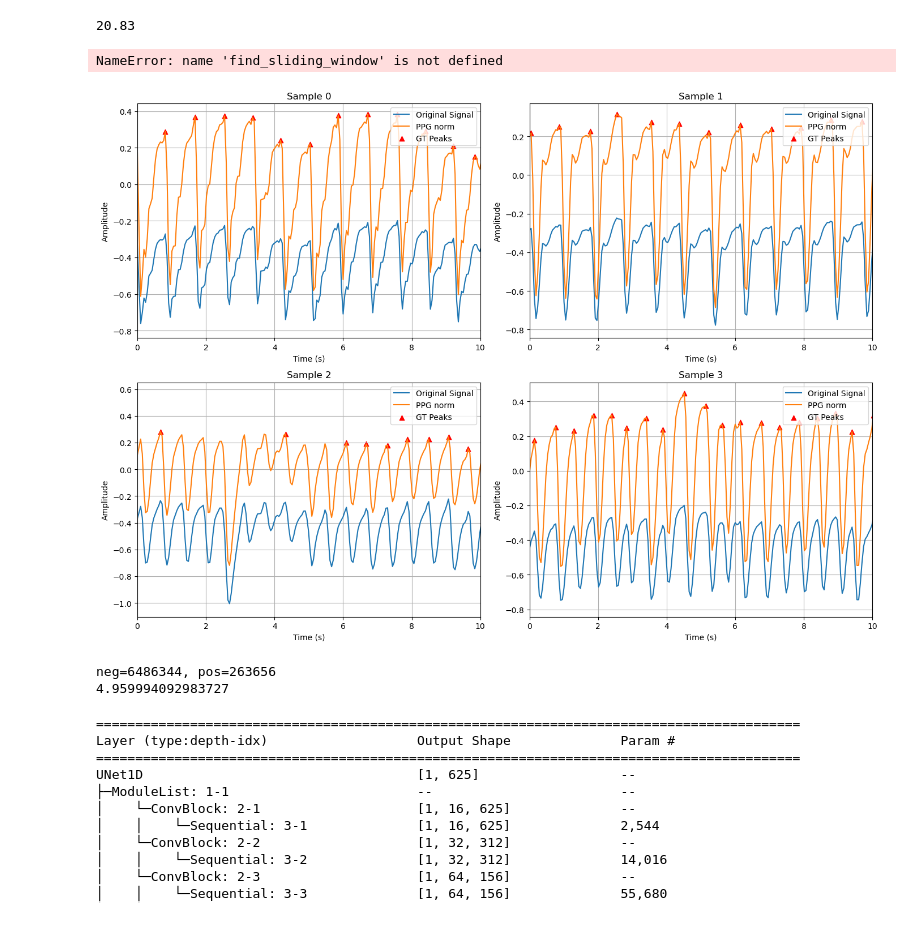
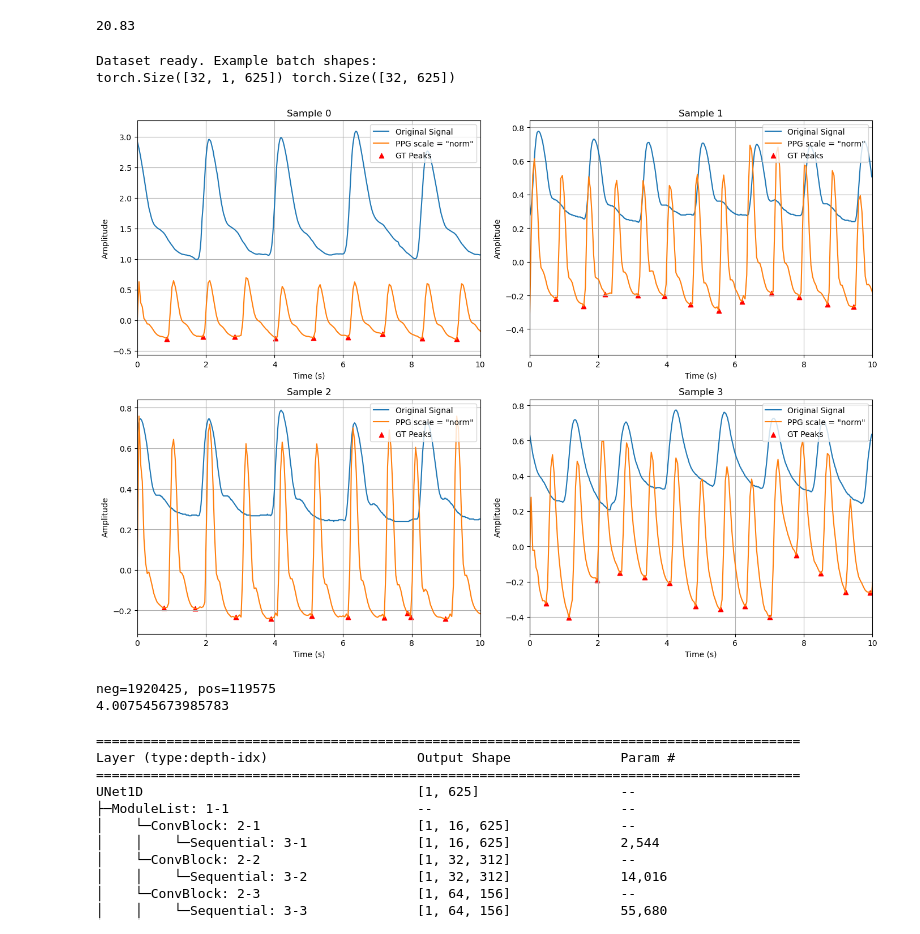
Before and after one commit to ShayanRiyaz/Heart_Rhythm_Analysis, a Jupyter notebook: notebooks/step_2_ppg_peak_detection_no_gt.ipynb, the cells around one changed output. Saved outputs shown, nothing was run; the diff lists cells and outputs as text; code cells hidden in the pictures.

Commit message:
(1)added bp extracting to logic, (2) Integrated database structure with deep learning training

```diff
--- a/notebooks/step_2_ppg_peak_detection_no_gt.ipynb
+++ b/notebooks/step_2_ppg_peak_detection_no_gt.ipynb
@@ -65,20 +54,20 @@ TEST_LOADER_PATH =os.path.join(DEVELOPMENT_DATA_PATH,'test_ds.pkl');
 # %% [output]
 20.83
 # %%
-best_config = find_sliding_window(WIN_LEN,target_windows = 5, overlap=25)
-scale_type = "norm"
+# best_config = find_sliding_window(WIN_LEN,target_windows = 5, overlap=25)
+# scale_type = "norm"
 
 
-if not os.path.exists(TRAIN_LOADER_PATH):
-    TRAIN_PATH = f"../data/processed/{FOLDER_PATH}/train_ds.h5"
-    train_ds = PPGWindow(TRAIN_PATH,best_config=best_config,scale_type=scale_type)
+# if not os.path.exists(TRAIN_LOADER_PATH):
+TRAIN_PATH = f"{DEVELOPMENT_DATA_PATH}/train_datasett.h5"
+train_ds = PPGWindow(TRAIN_PATH)
 
-    if not os.path.exists(DEVELOPMENT_DATA_PATH):
-        os.mkdir(DEVELOPMENT_DATA_PATH)
+if not os.path.exists(DEVELOPMENT_DATA_PATH):
+    os.mkdir(DEVELOPMENT_DATA_PATH)
 
-    torch.save(train_ds, TRAIN_LOADER_PATH)
-else:
-    train_ds = torch.load(TRAIN_LOADER_PATH, weights_only=False)
+torch.save(train_ds, TRAIN_LOADER_PATH)
+# else:
+    # train_ds = torch.load(TRAIN_LOADER_PATH, weights_only=False)
 
 VAL_FRAC = 0.20               # 10 % of the *virtual* samples
 n_total  = len(train_ds)
@@ -100,43 +89,43 @@ print('Dataset ready. Example batch shapes:')
 x, y,_,_= next(iter(train_loader))
 print(x.shape, y.shape)   # (B, 1, 3750) (B, 3750)
 # %% [output]
-NameError: name 'find_sliding_window' is not defined
+Dataset ready. Example batch shapes:
+torch.Size([32, 1, 625]) torch.Size([32, 625])
 # %%
 B, _, L = x.shape
 
 # How many to plot
 n_plot = min(4, B)
 cols   = math.ceil(math.sqrt(n_plot))
 rows   = math.ceil(n_plot / cols)
 fig, axes = plt.subplots(rows, cols, figsize=(cols*7, rows*5), squeeze=False)
 
 for i in range(n_plot):
-    x, y,original_signal,_ = next(iter(train_loader))
+    x1, y1,original_signal,_ = next(iter(train_loader))
     ax = axes[i//cols][i%cols]
-    seg = scale_signal(x[0,0], best_config,method = scale_type)
 
-    # call your function instead of hp.process
-    y = pseudo_peak_vector(seg, fs=FS)
-    peaks = np.nonzero(y > 0)[0]
-    t = np.arange(len(seg)) / FS
-    input_signal = original_signal[0,0]*-1
-    seg *= -1
+    x1 =x1[0][0]
+    y1 = y1[0]
+    original_signal = original_signal[0][0]
 
+    peaks = np.nonzero(y1 > 0)
+    t = np.arange(len(x1)) / FS
+    tr = np.arange(len(x1)) / (FS_ORIGINAL/2)
 
-    ax.plot(t,original_signal[0,0]*-1,label='Original Signal')
-    ax.plot(t, seg, label=f'PPG {scale_type}')
-    ax.scatter(t[peaks], seg[peaks], c='r', marker='^', label='GT Peaks')
+    ax.plot(tr,original_signal,label='Original Signal')
+    ax.plot(t, x1, label=f'PPG scale = "norm"')
+    ax.scatter(t[peaks], x1[peaks], c='r', marker='^', label='GT Peaks')
     ax.set_title(f'Sample {i}')
     ax.set_xlabel('Time (s)')
     ax.set_ylabel('Amplitude')
     ax.legend(loc='upper right')
     ax.grid()
     ax.set_xlim(0,10)
 
 plt.tight_layout()
 plt.show()
 # %% [output]
-[figure, old version]
+[figure, new version]
 # %%
 class EarlyStoppingBasic:
     def __init__(self, patience=5, min_delta=0):
@@ -175,8 +164,8 @@ criterion = nn.BCEWithLogitsLoss(pos_weight=pos_weight)
 
 scaler = torch.amp.GradScaler(enabled=False)       # autocast handles bfloat16
 # %% [output]
-neg=6486344, pos=263656
-4.959994092983727
+neg=1920425, pos=119575
+4.007545673985783
 # %%
 model = UNet1D().to(device)
 print(summary(model, input_size=(1,1, WIN_LEN)))
```
Also changed, not shown: parts of 11 cells of this notebook, 6 other files.
